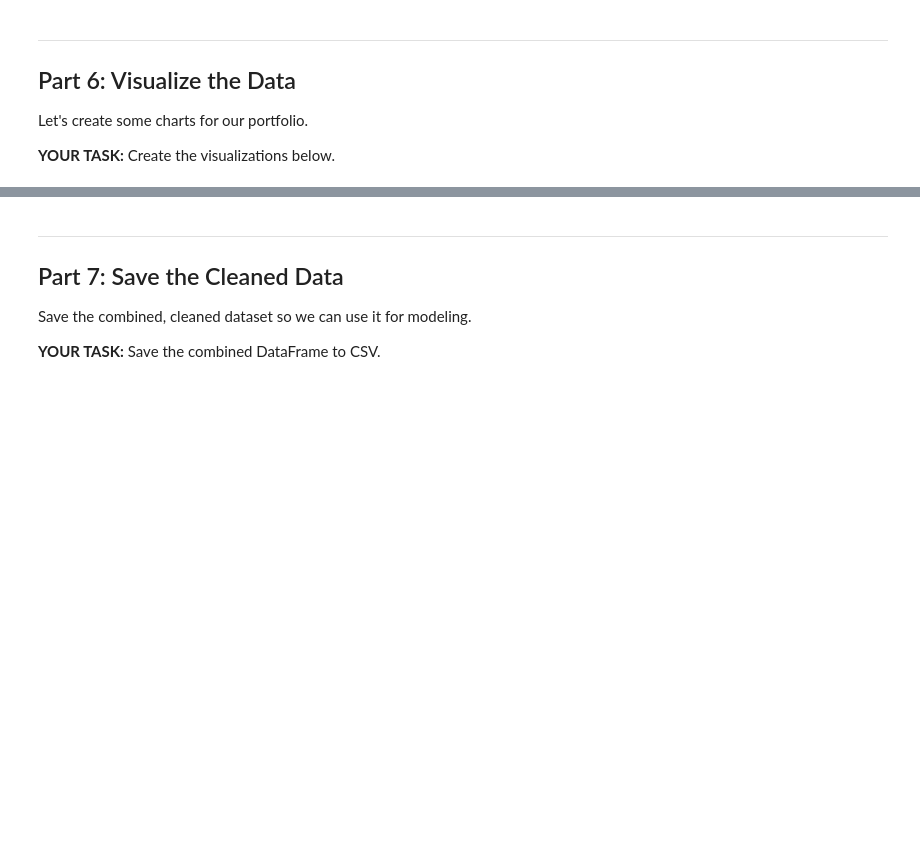
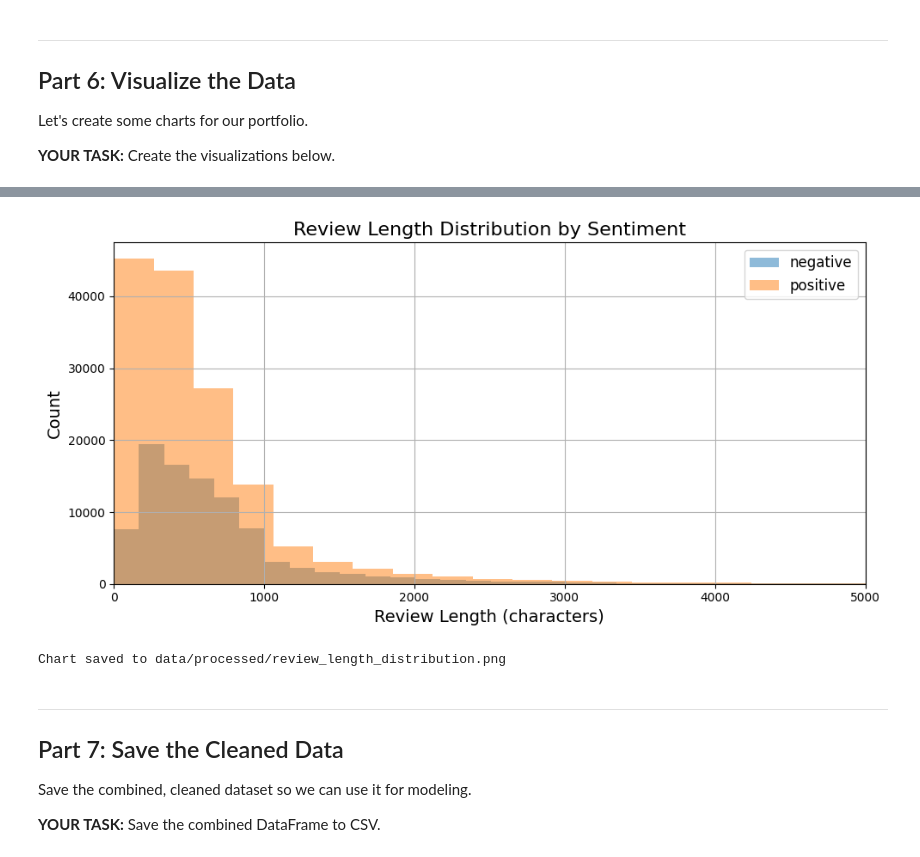
Before and after one commit to ogaga-ai/sentiment-analysis-project, a Jupyter notebook: notebooks/02_data_cleaning.ipynb, the cells around one changed output, grey strips where cells are left out. Drawn from its saved outputs; the diff is of its cells as text; code cells hidden in the pictures; blank space fills up the shorter version.

```diff
--- a/notebooks/02_data_cleaning.ipynb
+++ b/notebooks/02_data_cleaning.ipynb
@@ -478,21 +522,27 @@ print("Chart saved to data/processed/sentiment_distribution.png")
 # %%
 # Visualization 2: Review length distribution
 # This code is provided — run it and observe
 
-combined_df['review_length'] = combined_df['clean_review'].apply(len)
+from tkinter import font
+
+
+combined_data['review_length'] = combined_data['clean_review'].apply(len)
 
 fig, ax = plt.subplots(figsize=(10, 5))
-combined_df.groupby('sentiment')['review_length'].hist(alpha=0.5, bins=50, ax=ax, label=['negative', 'positive'])
-ax.set_title('Review Length Distribution by Sentiment')
-ax.set_xlabel('Review Length (characters)')
-ax.set_ylabel('Count')
-ax.legend(['negative', 'positive'])
-
+combined_data.groupby('sentiment')['review_length'].hist(alpha=0.5, bins=50, ax=ax, label=['negative', 'positive'])
+ax.set_xlim(0, 5000)
+ax.set_title('Review Length Distribution by Sentiment', fontsize=16)
+ax.set_xlabel('Review Length (characters)', fontsize=14)
+ax.set_ylabel('Count', fontsize=14)
+ax.legend(['negative', 'positive'], fontsize=12)
 plt.tight_layout()
 plt.savefig('../data/processed/review_length_distribution.png', dpi=150)
 plt.show()
 
 print("Chart saved to data/processed/review_length_distribution.png")
+# %% [output]
+[figure, added]
+Chart saved to data/processed/review_length_distribution.png
 # %% [markdown]
 ---
 ## Part 7: Save the Cleaned Data
```
Also changed, not shown: parts of 6 cells of this notebook, 3 other files.
